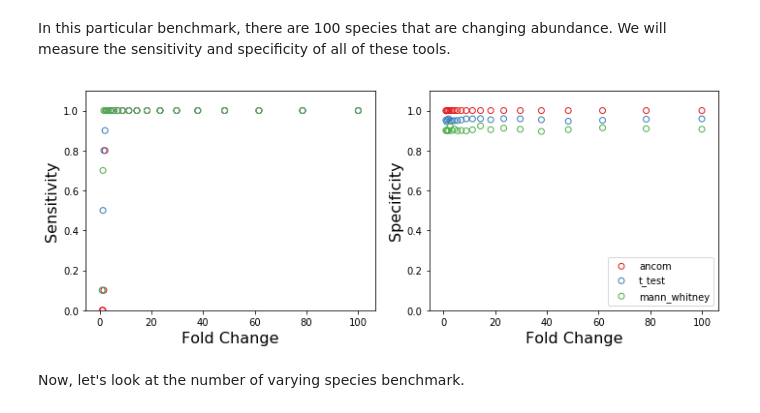
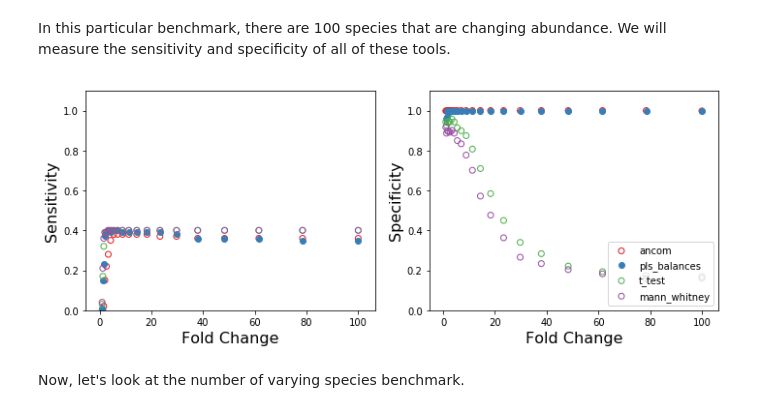
Before and after one commit to mortonjt/pls-balances, a Jupyter notebook: pls_balances/ipynb/differential-abundance-benchmarks.ipynb, the cells around one changed output. Saved outputs shown, nothing was run; the diff lists cells and outputs as text; code cells hidden in the pictures.

```diff
--- a/pls_balances/ipynb/differential-abundance-benchmarks.ipynb
+++ b/pls_balances/ipynb/differential-abundance-benchmarks.ipynb
@@ -15,9 +15,9 @@ import seaborn as sns
 # %% [markdown]
 In this particular benchmark, there are 100 species that are changing abundance.  We will measure the sensitivity and specificity of all of these tools.
 # %%
-fname = '../results/effect_size_benchmarks_round4/confusion_matrix.summary'
+fname = '../results/effect_size_benchmarks_round6/confusion_matrix.summary'
 results = pd.read_table(fname, index_col=0)
-tools = ['ancom', #'pls_balances',
+tools = ['ancom', 'pls_balances',
          't_test', 'mann_whitney']
 for t in tools:
     results['%s_sensitivity' % t] = results['%s_TP' % t] / (results['%s_TP' % t] + results['%s_FN' % t])
@@ -26,34 +26,34 @@ for t in tools:
 colors = sns.color_palette("Set1", len(tools))
 colors = list(map(lambda x: '#%02x%02x%02x' % (int(x[0]*255), int(x[1]*255), int(x[2]*255)), colors))
 colors = dict(zip(tools, colors))
 
 fig, ax = plt.subplots(1, 2, figsize=(10, 4))
 
 for t in tools:
     if t == 'pls_balances':
         fc = colors[t]
     else:
         fc = 'none'
 
     ax[0].scatter(results['effect_size'], results['%s_sensitivity' % t],
                   label=t, facecolors=fc, edgecolor=colors[t])
     ax[1].scatter(results['effect_size'], results['%s_specificity' % t],
                   label=t, facecolors=fc, edgecolor=colors[t])
 
 ax[0].set_xlabel('Fold Change', fontsize=16)
 ax[0].set_ylabel('Sensitivity', fontsize=16)
 ax[1].set_xlabel('Fold Change', fontsize=16)
 ax[1].set_ylabel('Specificity', fontsize=16)
 ax[0].set_ylim([0, 1.1])
 ax[1].set_ylim([0, 1.1])
 
 #ax[0].set_xlim([0, 60000])
 #ax[1].set_xlim([0, 60000])
 ax[1].legend(loc=4)
 plt.tight_layout()
 fig.savefig('../results/figures/figure2a.pdf')
 # %% [output]
-[figure, old version]
+[figure, new version]
 # %% [markdown]
 Now, let's look at the number of varying species benchmark.
 # %%
```
Also changed, not shown: 3 other files.
